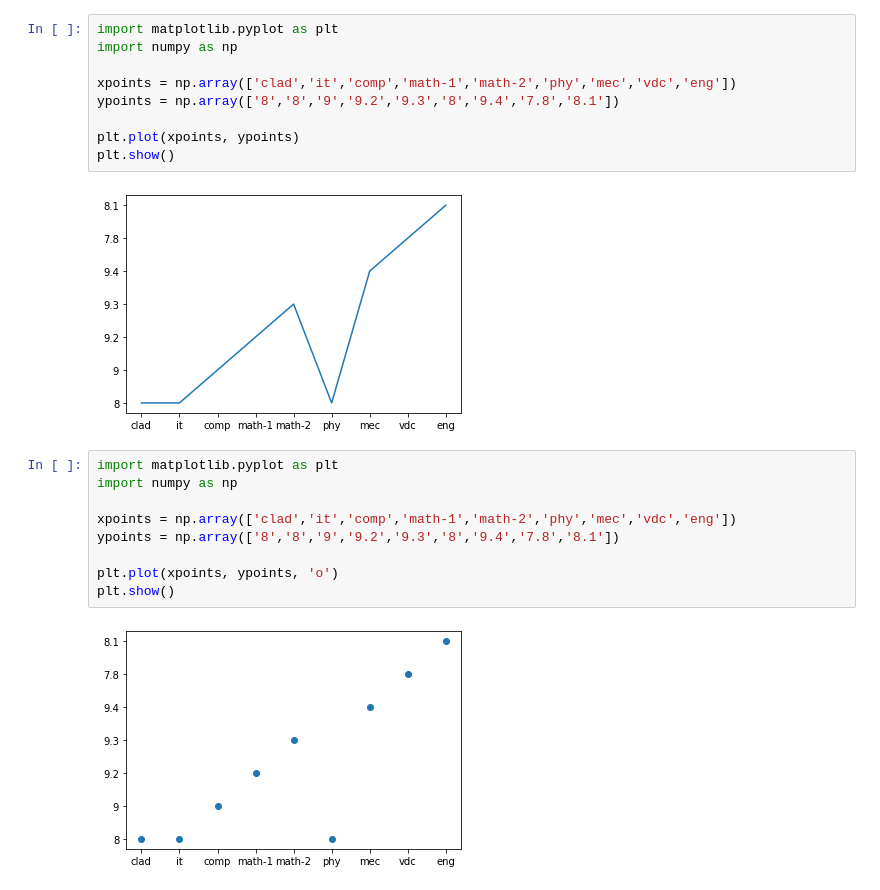
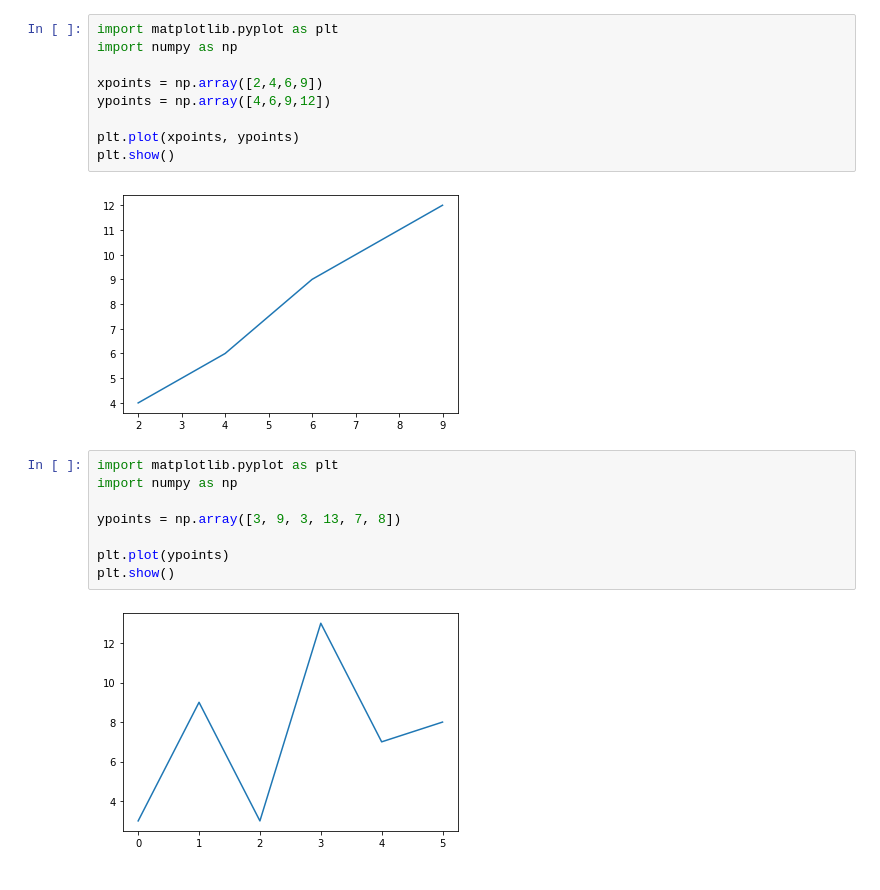
Before and after one commit to sreekar-1726/c-practice, a Jupyter notebook: Untitled19.ipynb, the cells around one changed output. Cells and saved outputs as stored; diff of their text form.

```diff
--- a/Untitled19.ipynb
+++ b/Untitled19.ipynb
@@ -3,22 +25,21 @@
 # %%
 import matplotlib.pyplot as plt
 import numpy as np
 
-xpoints = np.array(['clad','it','comp','math-1','math-2','phy','mec','vdc','eng'])
-ypoints = np.array(['8','8','9','9.2','9.3','8','9.4','7.8','8.1'])
+xpoints = np.array([2,4,6,9])
+ypoints = np.array([4,6,9,12])
 
 plt.plot(xpoints, ypoints)
 plt.show()
 # %% [output]
-[figure, old version]
+[figure, new version]
 # %%
 import matplotlib.pyplot as plt
 import numpy as np
 
-xpoints = np.array(['clad','it','comp','math-1','math-2','phy','mec','vdc','eng'])
-ypoints = np.array(['8','8','9','9.2','9.3','8','9.4','7.8','8.1'])
+ypoints = np.array([3, 9, 3, 13, 7, 8])
 
-plt.plot(xpoints, ypoints, 'o')
+plt.plot(ypoints)
 plt.show()
 # %% [output]
-[figure, old version]
+[figure, new version]
```
Also changed, not shown: parts of 14 cells of this notebook.
